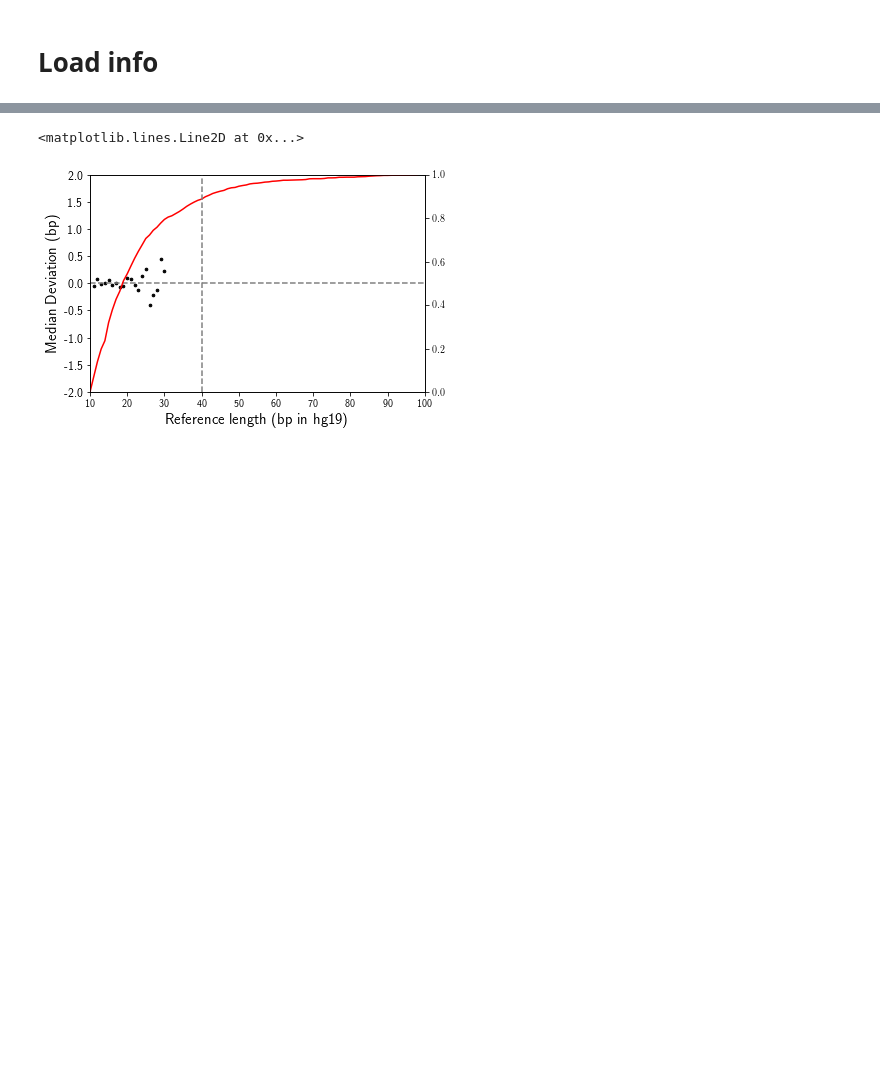
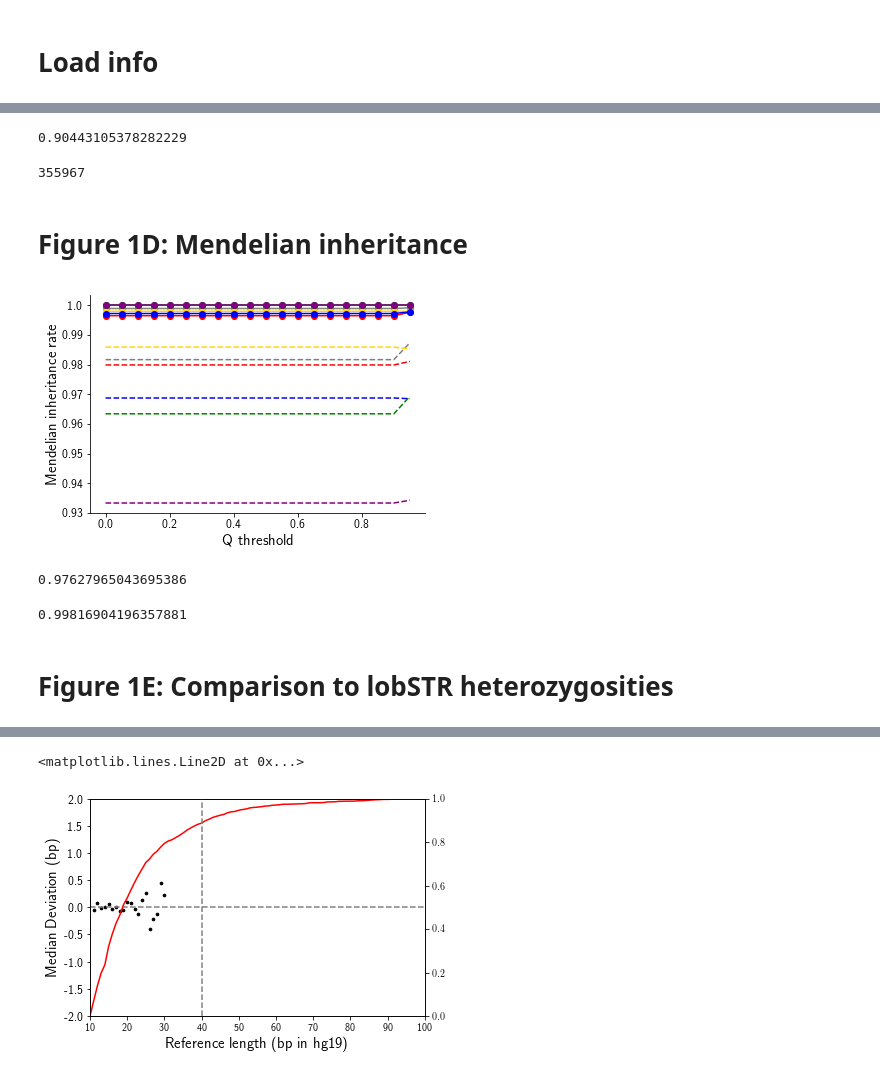
Before and after one commit to gymreklab/ssc-imputation, a Jupyter notebook: haplotype_paper/Figures/Figure1_SSCCallset.ipynb, the cells around one changed output, grey strips where cells are left out. Drawn from its saved outputs; the diff is of its cells as text; code cells hidden in the pictures; blank space fills up the shorter version.

Commit message:
updating figure 1 notebook

```diff
--- a/haplotype_paper/Figures/Figure1_SSCCallset.ipynb
+++ b/haplotype_paper/Figures/Figure1_SSCCallset.ipynb
@@ -42,3 +46,4 @@ mend["mend"] = mend["mend"].apply(int)
 mend["chrom"] = mend["chrom"].apply(str)
 mend = pd.merge(mend, hipstr, on=["chrom","start"])
 mend = mend[~mend["homref"]]
+mend = pd.merge(mend, locstats[["chrom","start","end","FILTER"]], on=["chrom","start"])
@@ -69,0 +99,58 @@ ax.set_yticklabels([int(x) for x in ax.get_yticks()], size=12);
+# %%
+# Average call rate
+np.mean(locstats["numcalls"])/NUMSAMPLES
+# %% [output]
+0.90443105378282229
+# %%
+# Loci remaining after filtering
+locstats[locstats["FILTER"]=="."].shape[0]
+# %% [output]
+355967
+# %% [markdown]
+# Figure 1D: Mendelian inheritance
+# %%
+# Mendelian inheritance vs. qual
+fig = plt.figure()
+ax = fig.add_subplot(111)
+scores = np.arange(0.0, 1, 0.05)
+
+mend_pass = mend[(mend["FILTER"]==".")]
+mend_fail = mend[(mend["FILTER"]!=".")]
+
+for period in range(1, 7):
+    mend_scores_pass = []
+    mend_scores_fail = []
+    for q in scores:
+        x_pass = mend_pass[(mend_pass["Q"]>=q) & (mend_pass["period"]==period)]
+        if x_pass.shape[0] >= 50:
+            mend_scores_pass.append(np.mean(x_pass["mend"]))
+        else: mend_scores_pass.append(np.nan)
+        x_fail = mend_fail[(mend_fail["Q"]>=q) & (mend_fail["period"]==period)]
+        if x_fail.shape[0] >= 50:
+            mend_scores_fail.append(np.mean(x_fail["mend"]))
+        else: mend_scores_fail.append(np.nan)
+    ax.plot(scores, mend_scores_pass, color=colors[period-1], marker="o");
+    ax.plot(scores, mend_scores_fail, color=colors[period-1], linestyle="dashed");
+
+ax.spines['right'].set_visible(False)
+ax.spines['top'].set_visible(False)
+ax.yaxis.set_ticks_position('left')
+ax.xaxis.set_ticks_position('bottom')
+ax.set_xlabel("Q threshold", size=15)
+ax.set_ylabel("Mendelian inheritance rate", size=15)
+ax.set_xticklabels([(x) for x in ax.get_xticks()], size=12)
+ax.set_yticklabels([(x) for x in ax.get_yticks()], size=12);
+# %% [output]
+[figure, added]
+# %%
+# Average Mend. inheritance before filtering
+np.mean(mend_fail["mend"])
+# %% [output]
+0.97627965043695386
+# %%
+# Average Mend. inheritance after filtering
+np.mean(mend_pass["mend"])
+# %% [output]
+0.99816904196357881
+# %% [markdown]
+# Figure 1E: Comparison to lobSTR heterozygosities
```
Also changed, not shown: parts of 18 cells of this notebook.
